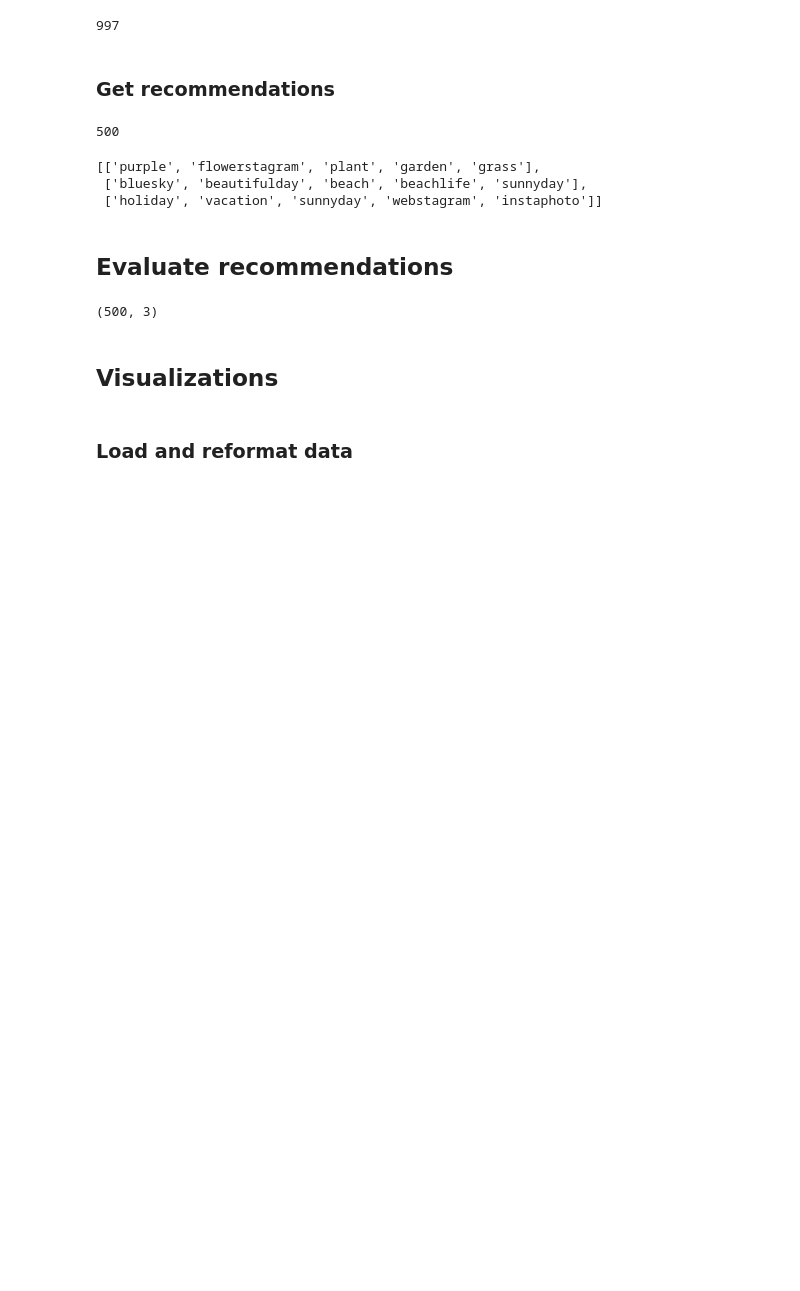
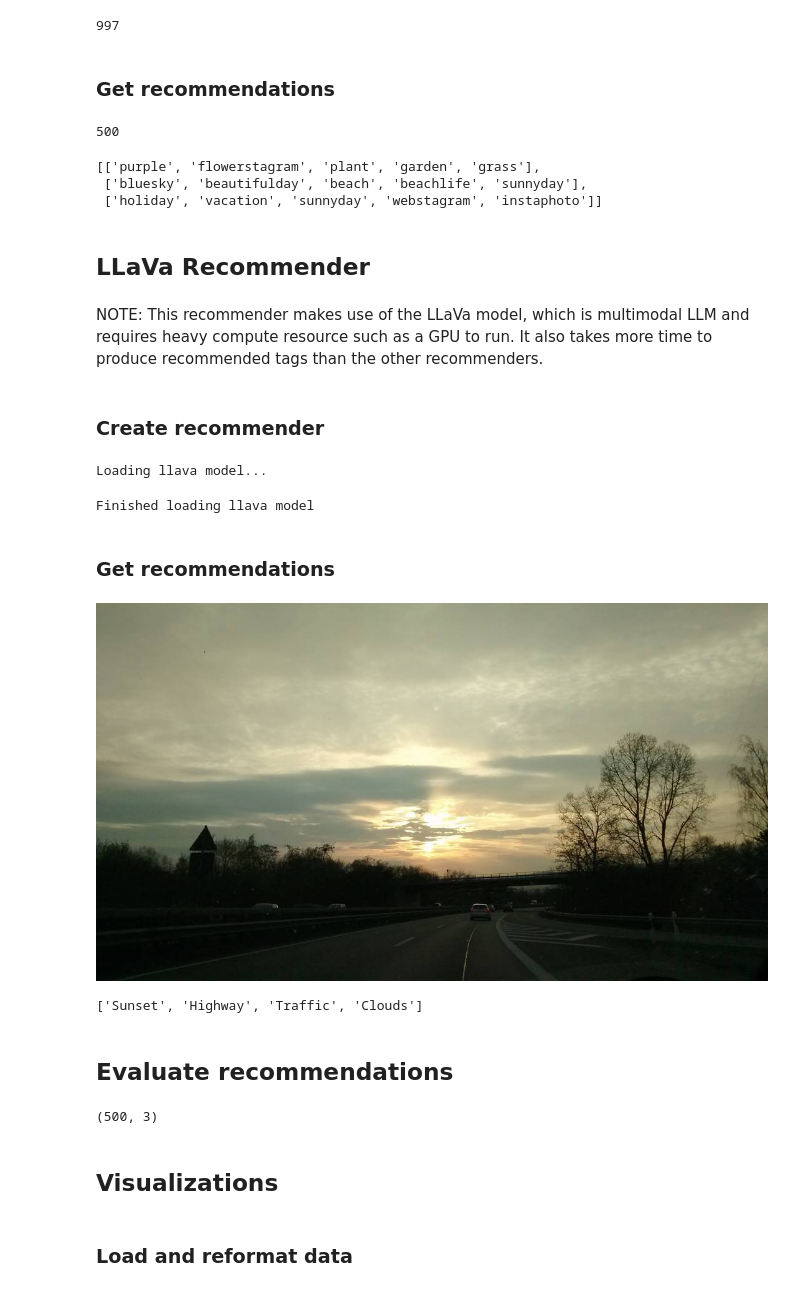
Before and after one commit to michaelnguy/capstone, a Jupyter notebook: hashtag_rec/hashtag_recommender.ipynb, the cells around one changed output. Drawn from its saved outputs; the diff is of its cells as text; code cells hidden in the pictures; blank space fills up the shorter version.

Commit message:
Update hashtag recommender notebook with llava recommender

```diff
--- a/hashtag_rec/hashtag_recommender.ipynb
+++ b/hashtag_rec/hashtag_recommender.ipynb
@@ -16,7 +16,7 @@
 
 # %load constants.py # uncomment this line to load in constants
 # data constants
-DATA_DIR = "./data" # REPLACE THIS with the directory path that you stored the HARRISON dataset in
+DATA_DIR = "./HARRISON" # REPLACE THIS with the directory path that you stored the HARRISON dataset in
 DATA_LEN = 57383
 
 # file path constants
@@ -70 +70,4 @@ Loading image tags from file: ./data/tag_list.txt
 Finished loading tags for 57383 images
+# %%
+test_imgs = [load_image_from_fp(os.path.join(DATA_DIR, img_fps[i])) for i in indices_split["test"]]
+len(test_imgs)
@@ -172,6 +189,27 @@ with open(os.path.join("recommendations", "test", f"recommendations_{experiment_
 
         json.dump({"img_id": img_id, "gt_tags": gt_tags, "pred_tags": pred_tags}, f)
         f.write(os.linesep)
+# %% [markdown]
+## LLaVa Recommender
+# %% [markdown]
+NOTE: This recommender makes use of the LLaVa model, which is multimodal LLM and requires heavy compute resource such as a GPU to run. It also takes more time to produce recommended tags than the other recommenders.
+# %% [markdown]
+### Create recommender
+# %%
+recommender = LlavaTagRecommender()
+# %% [output]
+Loading llava model...
+Finished loading llava model
+# %% [markdown]
+### Get recommendations
+# %%
+test_imgs[3]
+# %% [output]
+[figure, added]
+# %%
+recommender.get_tags_for_image(test_imgs[3])
+# %% [output]
+['Sunset', 'Highway', 'Traffic', 'Clouds']
 # %% [markdown]
 ## Evaluate recommendations
 # %%
```
Also changed, not shown: parts of 8 cells of this notebook.
